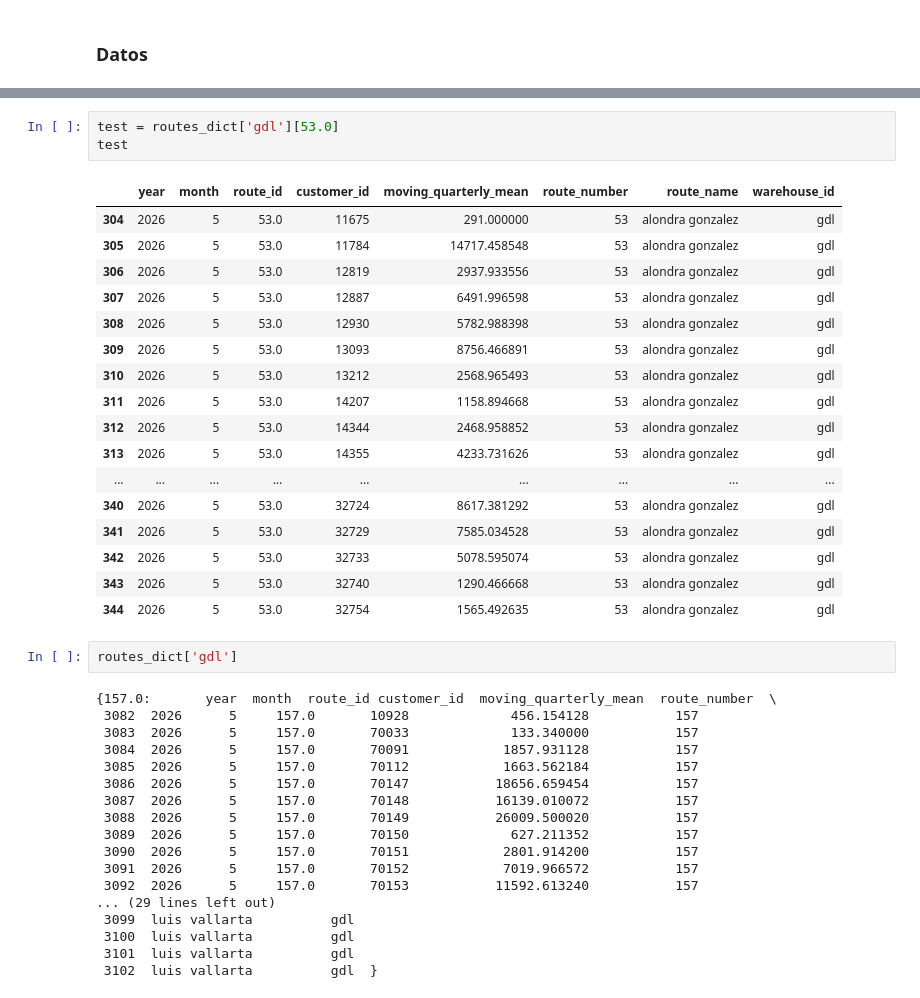
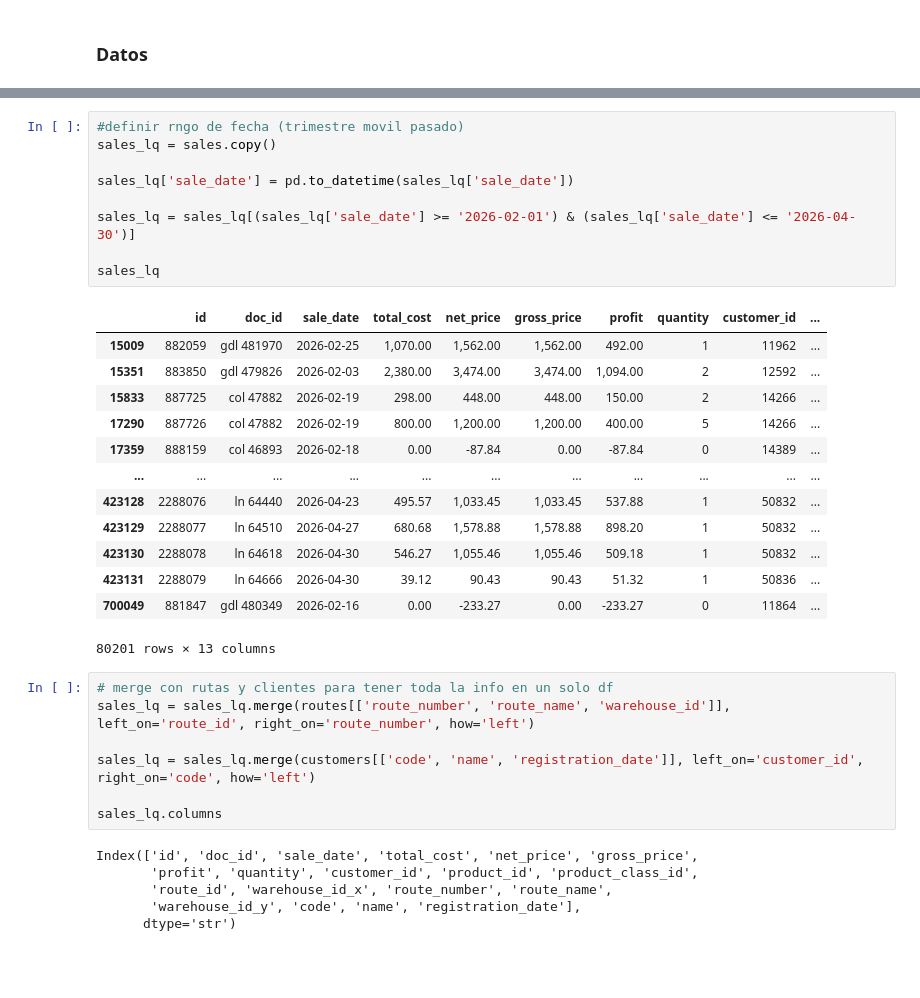
Before and after one commit to angelemmavelasco/kpis-para-creacion-de-estrategia-comercial, a Jupyter notebook: notebooks/main.ipynb, the cells around one changed output, grey strips where cells are left out. Drawn from its saved outputs; the diff is of its cells as text; blank space fills up the shorter version.

```diff
--- a/notebooks/main.ipynb
+++ b/notebooks/main.ipynb
@@ -199,41 +87,36 @@ route 90.0 dataframe successfuly created: 2
-# %%
-test = routes_dict['gdl'][53.0]
-test
-# %% [output]
-|  | year | month | route_id | customer_id | moving_quarterly_mean | route_number | route_name | warehouse_id |
-| 304 | 2026 | 5 | 53.0 | 11675 | 291.000000 | 53 | alondra gonzalez | gdl |
-| 305 | 2026 | 5 | 53.0 | 11784 | 14717.458548 | 53 | alondra gonzalez | gdl |
-| 306 | 2026 | 5 | 53.0 | 12819 | 2937.933556 | 53 | alondra gonzalez | gdl |
-| 307 | 2026 | 5 | 53.0 | 12887 | 6491.996598 | 53 | alondra gonzalez | gdl |
-| 308 | 2026 | 5 | 53.0 | 12930 | 5782.988398 | 53 | alondra gonzalez | gdl |
-| 309 | 2026 | 5 | 53.0 | 13093 | 8756.466891 | 53 | alondra gonzalez | gdl |
-| 310 | 2026 | 5 | 53.0 | 13212 | 2568.965493 | 53 | alondra gonzalez | gdl |
-| 311 | 2026 | 5 | 53.0 | 14207 | 1158.894668 | 53 | alondra gonzalez | gdl |
-| 312 | 2026 | 5 | 53.0 | 14344 | 2468.958852 | 53 | alondra gonzalez | gdl |
-| 313 | 2026 | 5 | 53.0 | 14355 | 4233.731626 | 53 | alondra gonzalez | gdl |
-| ... | ... | ... | ... | ... | ... | ... | ... | ... |
-| 340 | 2026 | 5 | 53.0 | 32724 | 8617.381292 | 53 | alondra gonzalez | gdl |
-| 341 | 2026 | 5 | 53.0 | 32729 | 7585.034528 | 53 | alondra gonzalez | gdl |
-| 342 | 2026 | 5 | 53.0 | 32733 | 5078.595074 | 53 | alondra gonzalez | gdl |
-| 343 | 2026 | 5 | 53.0 | 32740 | 1290.466668 | 53 | alondra gonzalez | gdl |
-| 344 | 2026 | 5 | 53.0 | 32754 | 1565.492635 | 53 | alondra gonzalez | gdl |
-# %%
-routes_dict['gdl']
-# %% [output]
-{157.0:       year  month  route_id customer_id  moving_quarterly_mean  route_number  \
- 3082  2026      5     157.0       10928             456.154128           157
- 3083  2026      5     157.0       70033             133.340000           157
- 3084  2026      5     157.0       70091            1857.931128           157
- 3085  2026      5     157.0       70112            1663.562184           157
- 3086  2026      5     157.0       70147           18656.659454           157
- 3087  2026      5     157.0       70148           16139.010072           157
- 3088  2026      5     157.0       70149           26009.500020           157
- 3089  2026      5     157.0       70150             627.211352           157
- 3090  2026      5     157.0       70151            2801.914200           157
- 3091  2026      5     157.0       70152            7019.966572           157
- 3092  2026      5     157.0       70153           11592.613240           157
-... (29 lines left out)
- 3099  luis vallarta          gdl
- 3100  luis vallarta          gdl
- 3101  luis vallarta          gdl
- 3102  luis vallarta          gdl  }
+# %%
+#definir rngo de fecha (trimestre movil pasado)
+sales_lq = sales.copy()
+
+sales_lq['sale_date'] = pd.to_datetime(sales_lq['sale_date'])
+
+sales_lq = sales_lq[(sales_lq['sale_date'] >= '2026-02-01') & (sales_lq['sale_date'] <= '2026-04-30')]
+
+sales_lq
+# %% [output]
+|  | id | doc_id | sale_date | total_cost | net_price | gross_price | profit | quantity | customer_id | ... |
+| 15009 | 882059 | gdl 481970 | 2026-02-25 | 1,070.00 | 1,562.00 | 1,562.00 | 492.00 | 1 | 11962 | ... |
+| 15351 | 883850 | gdl 479826 | 2026-02-03 | 2,380.00 | 3,474.00 | 3,474.00 | 1,094.00 | 2 | 12592 | ... |
+| 15833 | 887725 | col 47882 | 2026-02-19 | 298.00 | 448.00 | 448.00 | 150.00 | 2 | 14266 | ... |
+| 17290 | 887726 | col 47882 | 2026-02-19 | 800.00 | 1,200.00 | 1,200.00 | 400.00 | 5 | 14266 | ... |
+| 17359 | 888159 | col 46893 | 2026-02-18 | 0.00 | -87.84 | 0.00 | -87.84 | 0 | 14389 | ... |
+| ... | ... | ... | ... | ... | ... | ... | ... | ... | ... | ... |
+| 423128 | 2288076 | ln 64440 | 2026-04-23 | 495.57 | 1,033.45 | 1,033.45 | 537.88 | 1 | 50832 | ... |
+| 423129 | 2288077 | ln 64510 | 2026-04-27 | 680.68 | 1,578.88 | 1,578.88 | 898.20 | 1 | 50832 | ... |
+| 423130 | 2288078 | ln 64618 | 2026-04-30 | 546.27 | 1,055.46 | 1,055.46 | 509.18 | 1 | 50832 | ... |
+| 423131 | 2288079 | ln 64666 | 2026-04-30 | 39.12 | 90.43 | 90.43 | 51.32 | 1 | 50836 | ... |
+| 700049 | 881847 | gdl 480349 | 2026-02-16 | 0.00 | -233.27 | 0.00 | -233.27 | 0 | 11864 | ... |
+80201 rows × 13 columns
+# %%
+# merge con rutas y clientes para tener toda la info en un solo df
+sales_lq = sales_lq.merge(routes[['route_number', 'route_name', 'warehouse_id']], left_on='route_id', right_on='route_number', how='left')
+
+sales_lq = sales_lq.merge(customers[['code', 'name', 'registration_date']], left_on='customer_id', right_on='code', how='left')
+
+sales_lq.columns
+# %% [output]
+Index(['id', 'doc_id', 'sale_date', 'total_cost', 'net_price', 'gross_price',
+       'profit', 'quantity', 'customer_id', 'product_id', 'product_class_id',
+       'route_id', 'warehouse_id_x', 'route_number', 'route_name',
+       'warehouse_id_y', 'code', 'name', 'registration_date'],
+      dtype='str')
```
Also changed, not shown: parts of 20 cells of this notebook, 6 other files.
